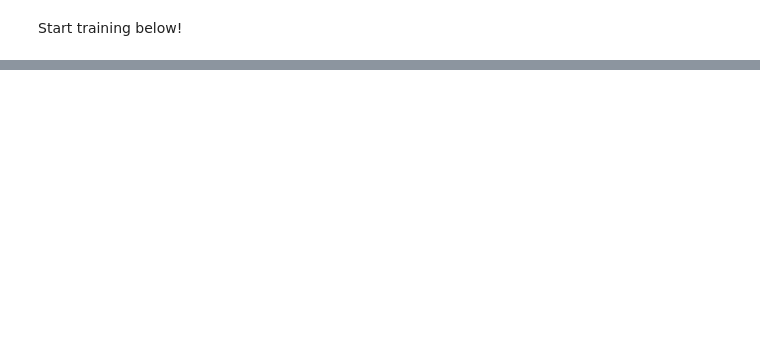
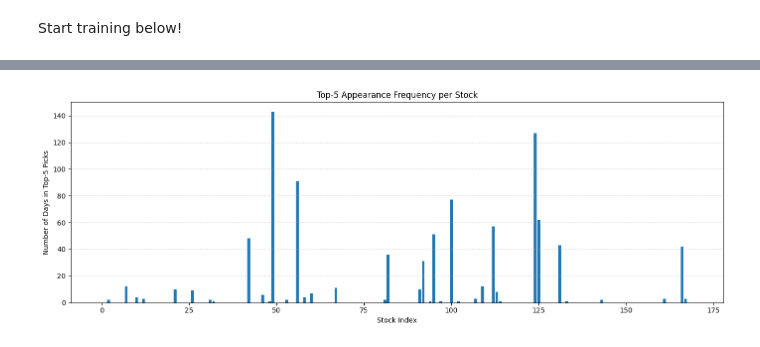
Before and after one commit to Astha-IISERB/Stock_Prediction_using_GNNs, a Jupyter notebook: RTGCN_for_Stock_Prediction.ipynb, the cells around one changed output, grey strips where cells are left out. Drawn from its saved outputs; the diff is of its cells as text; code cells hidden in the pictures; blank space fills up the shorter version.

```diff
--- a/RTGCN_for_Stock_Prediction.ipynb
+++ b/RTGCN_for_Stock_Prediction.ipynb
@@ -57,3 +47,6 @@ import torch_geometric.transforms as T
 import numpy as np
 
 from utils import *
+# %%
+device = 'cuda' if torch.cuda.is_available() else 'cpu'
+device
@@ -817,0 +458,27 @@ plot_similarity(similarity_truth_mean,
+# %%
+import numpy as np
+
+def count_top5_appearances(irr_rankings, num_stocks=170):
+    counts = np.zeros(num_stocks, dtype=int)
+
+    for day in irr_rankings:
+        top5_list = day[0]   # [(stock_idx, irr), ...]
+        for stock_idx, irr in top5_list:
+            counts[stock_idx] += 1
+
+    return counts
+# %%
+import matplotlib.pyplot as plt
+
+counts = count_top5_appearances(irr_rankings, num_stocks=170)
+
+plt.figure(figsize=(14, 5))
+plt.bar(range(len(counts)), counts)
+plt.xlabel("Stock Index")
+plt.ylabel("Number of Days in Top-5 Picks")
+plt.title("Top-5 Appearance Frequency per Stock")
+plt.grid(axis='y', linestyle='--', alpha=0.5)
+plt.tight_layout()
+plt.show()
+# %% [output]
+[figure, added]
```
Also changed, not shown: parts of 67 cells of this notebook.
